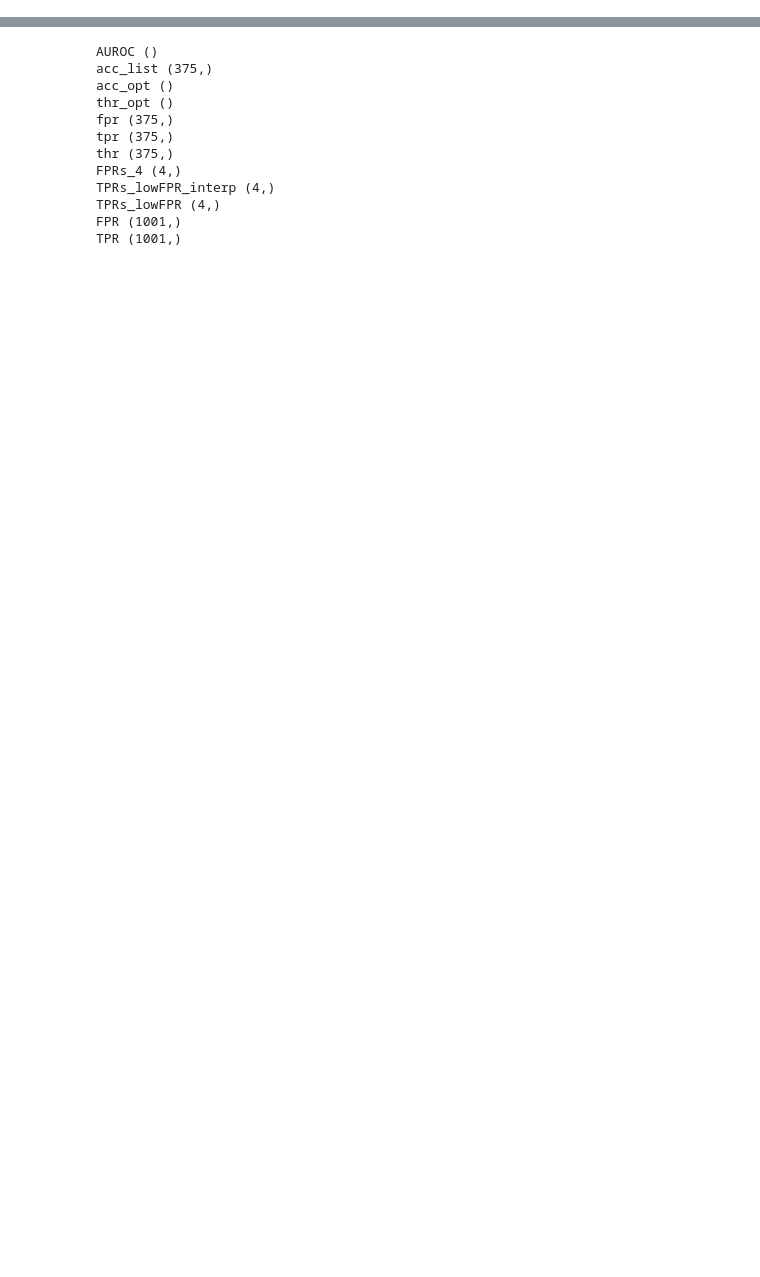
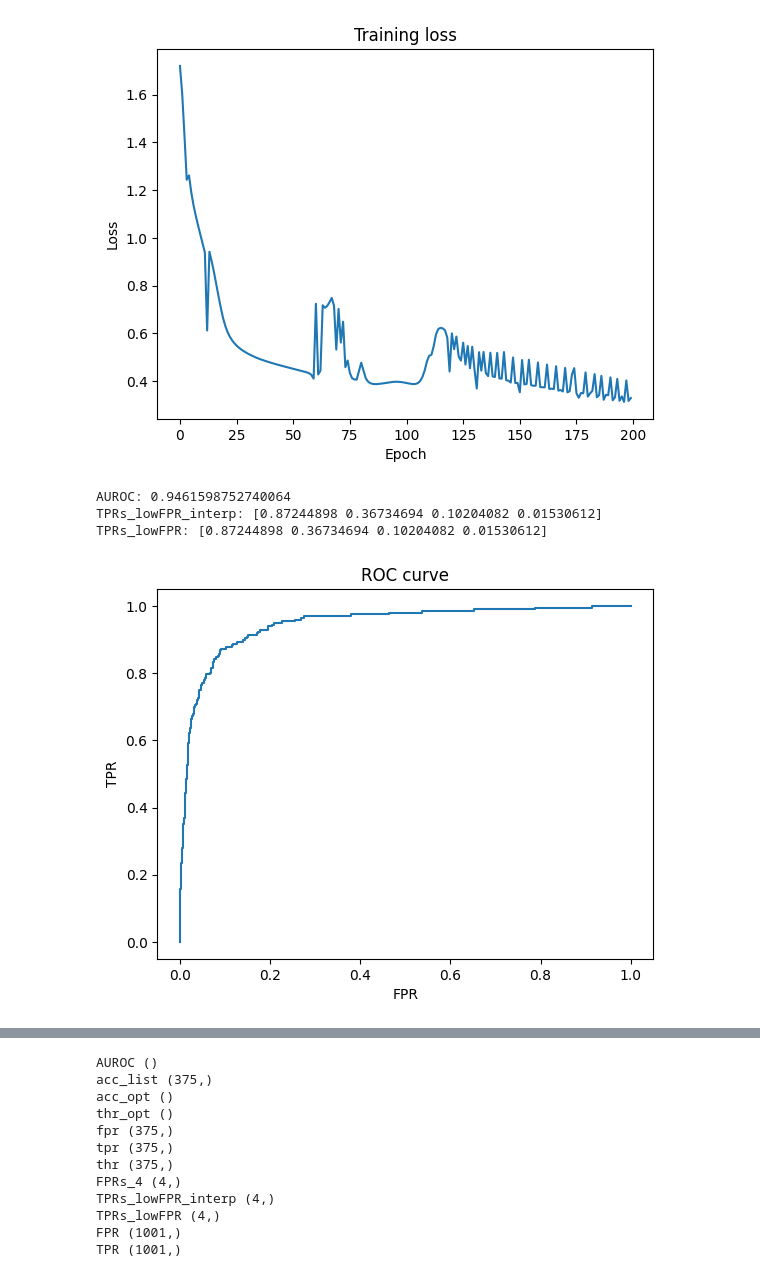
Before and after one commit to WhoTHU/detection_logits, a Jupyter notebook: visualizer.ipynb, the cells around one changed output, grey strips where cells are left out. Cells and saved outputs as stored; diff of their text form; code cells hidden in the pictures; blank space fills up the shorter version.

```diff
--- a/visualizer.ipynb
+++ b/visualizer.ipynb
@@ -7,18 +7,21 @@ import torch
 def inspect_output_at(data_dir):
     assert os.path.exists(data_dir)
 
-    # Load the data
+    # Plot training loss
     losses = np.load(os.path.join(data_dir, 'losses.npy'))
-    metrics = np.load(os.path.join(data_dir, 'metrics.npy'), allow_pickle=True).item()
-    logreg = torch.load(os.path.join(data_dir, 'regression.pt'))
-    scores_split = np.load(os.path.join(data_dir, 'scores_split.npz'))
-
-    # Plot training loss
     plt.plot(losses)
     plt.xlabel('Epoch')
     plt.ylabel('Loss')
     plt.title('Training loss')
     plt.show()
+
+    # Print AUROC
+    metrics = np.load(os.path.join(data_dir, 'metrics.npy'), allow_pickle=True).item()
+    print('AUROC:', metrics['AUROC'])
+    # Print TPRs_lowFPR_interp
+    print('TPRs_lowFPR_interp:', metrics['TPRs_lowFPR_interp'])
+    # Print TPRs_lowFPR
+    print('TPRs_lowFPR:', metrics['TPRs_lowFPR'])
 
     # Plot roc curve
     plt.plot(metrics['fpr'], metrics['tpr'])
@@ -28,6 +31,7 @@ def inspect_output_at(data_dir):
     plt.show()
 
     # Plot histograms of r1 and r2 in scores_split on the same plot
+    scores_split = np.load(os.path.join(data_dir, 'scores_split.npz'))
     plt.hist(scores_split['r1'], bins=100, alpha=0.5, label='T NEG', density=True)
     plt.hist(scores_split['r2'], bins=100, alpha=0.5, label='T POS', density=True)
     plt.xlabel('Score')
@@ -35,6 +39,8 @@ def inspect_output_at(data_dir):
     plt.title('Histogram of scores')
     plt.legend()
     plt.show()
+
+    # logreg = torch.load(os.path.join(data_dir, 'regression.pt'))
 # %%
 data_dir = "cache/llama-2"
 inspect_output_at(data_dir)
@@ -50,2 +62,11 @@ inspect_output_at(data_dir)
 [figure]
 [figure]
+# %%
+data_dir = "cache/mistral-7b"
+inspect_output_at(data_dir)
+# %% [output]
+[figure, added]
+AUROC: 0.9461598752740064
+TPRs_lowFPR_interp: [0.87244898 0.36734694 0.10204082 0.01530612]
+TPRs_lowFPR: [0.87244898 0.36734694 0.10204082 0.01530612]
+[figure, added]
```
Also changed, not shown: parts of 6 cells of this notebook, 2 other files.
